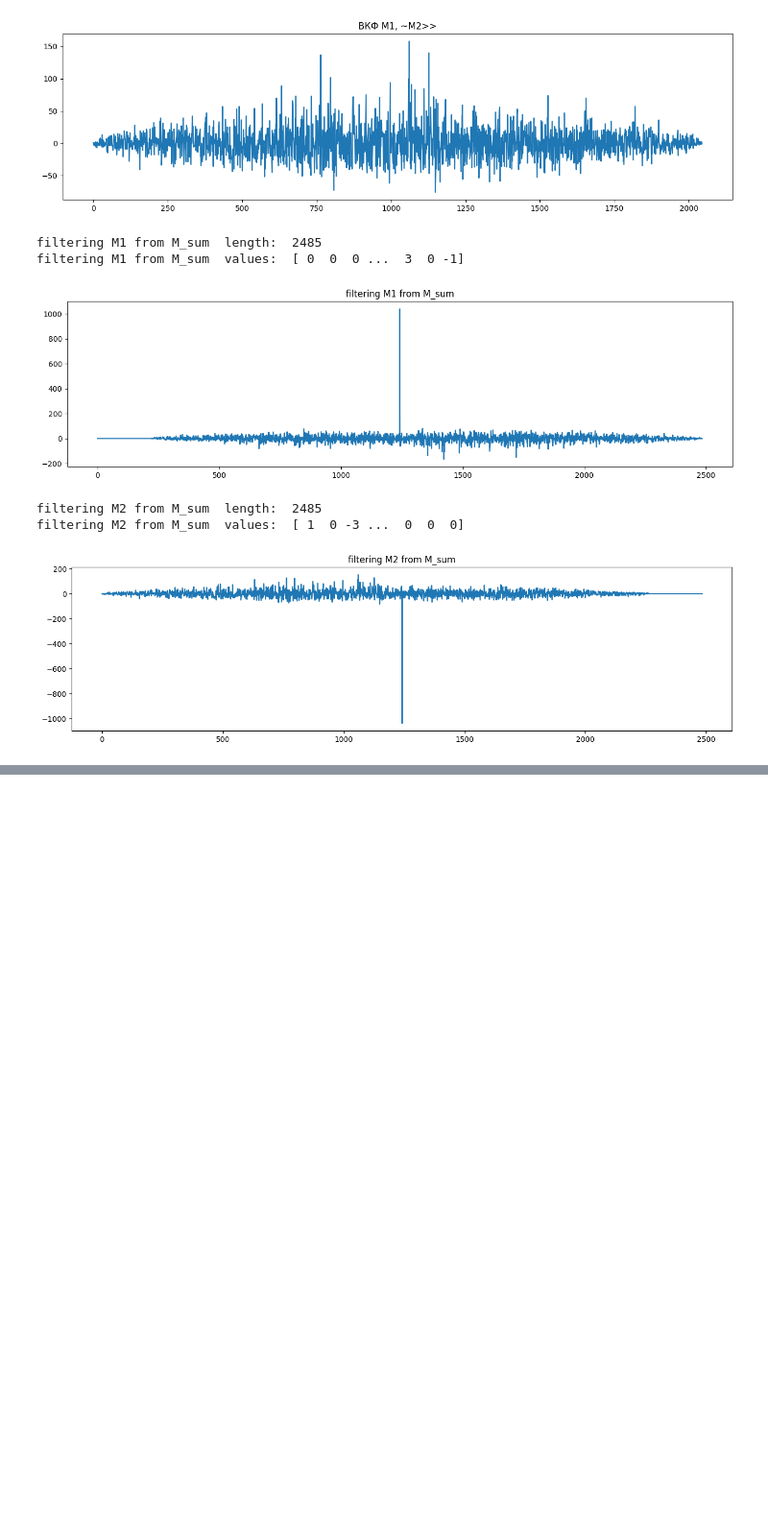
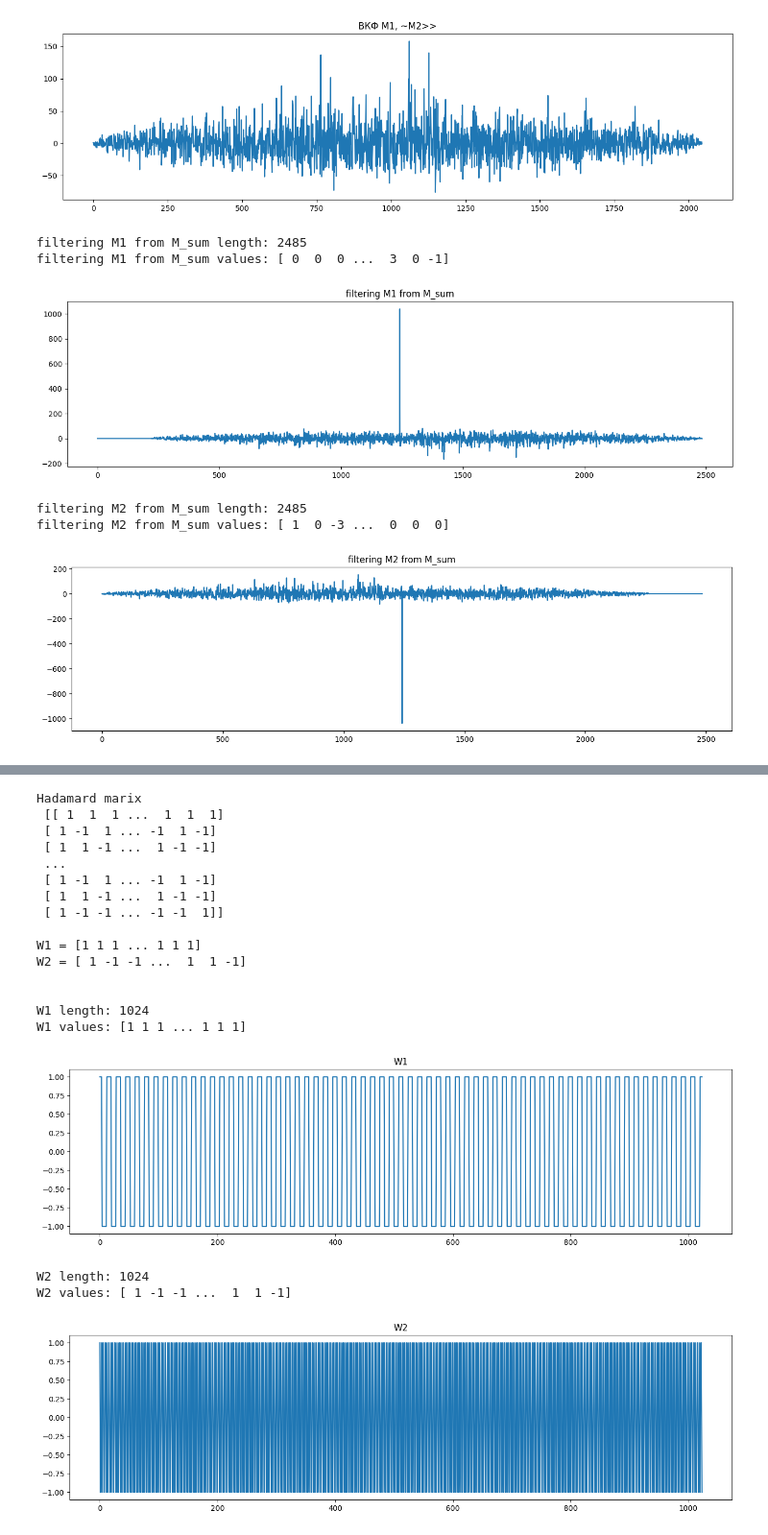
Before and after one commit to Shuregg/dsp-labs, a Jupyter notebook: Lab1_noise_like_signals.ipynb, the cells around one changed output, grey strips where cells are left out. Shown at 96% size. Drawn from its saved outputs; the diff is of its cells as text; code cells hidden in the pictures; blank space fills up the shorter version.

Commit message:
do task2 (fast Walsh-Hadamard transformation)

```diff
--- a/Lab1_noise_like_signals.ipynb
+++ b/Lab1_noise_like_signals.ipynb
@@ -178,0 +190,41 @@ filtering M1 from M3  values:  [ 0.15842773  1.4463737  -2.01454547 ... -0.45781
+# %%
+# @title 2. Синтез и фильтрация кодов Уолша-Адамара.
+import matplotlib.pyplot as plt
+import numpy as np
+from scipy.linalg import hadamard
+from sympy import fwht, ifwht
+
+data1 = 12    # кодируемые данные
+data2 = 239
+r = 10        # разрядность
+# %%
+# @title 2.1 Формирование двух кодов W1 и W2 при помощи матрицы Адамара.
+
+hadamard_matrix = hadamard(2**r)
+print("Hadamard marix\n", hadamard_matrix)
+W1 = hadamard_matrix[data1]
+W2 = hadamard_matrix[data2]
+print("\nW1 =", W1)
+print("W2 =", W2)
+print_n_plot_signal(W1, "W1")
+print_n_plot_signal(W2, "W2")
+# %% [output]
+Hadamard marix
+ [[ 1  1  1 ...  1  1  1]
+ [ 1 -1  1 ... -1  1 -1]
+ [ 1  1 -1 ...  1 -1 -1]
+ ...
+ [ 1 -1  1 ... -1  1 -1]
+ [ 1  1 -1 ...  1 -1 -1]
+ [ 1 -1 -1 ... -1 -1  1]]
+
+W1 = [1 1 1 ... 1 1 1]
+W2 = [ 1 -1 -1 ...  1  1 -1]
+
+
+W1 length: 1024
+W1 values: [1 1 1 ... 1 1 1]
+[figure, added]
+W2 length: 1024
+W2 values: [ 1 -1 -1 ...  1  1 -1]
+[figure, added]
```
Also changed, not shown: parts of 15 cells of this notebook.
